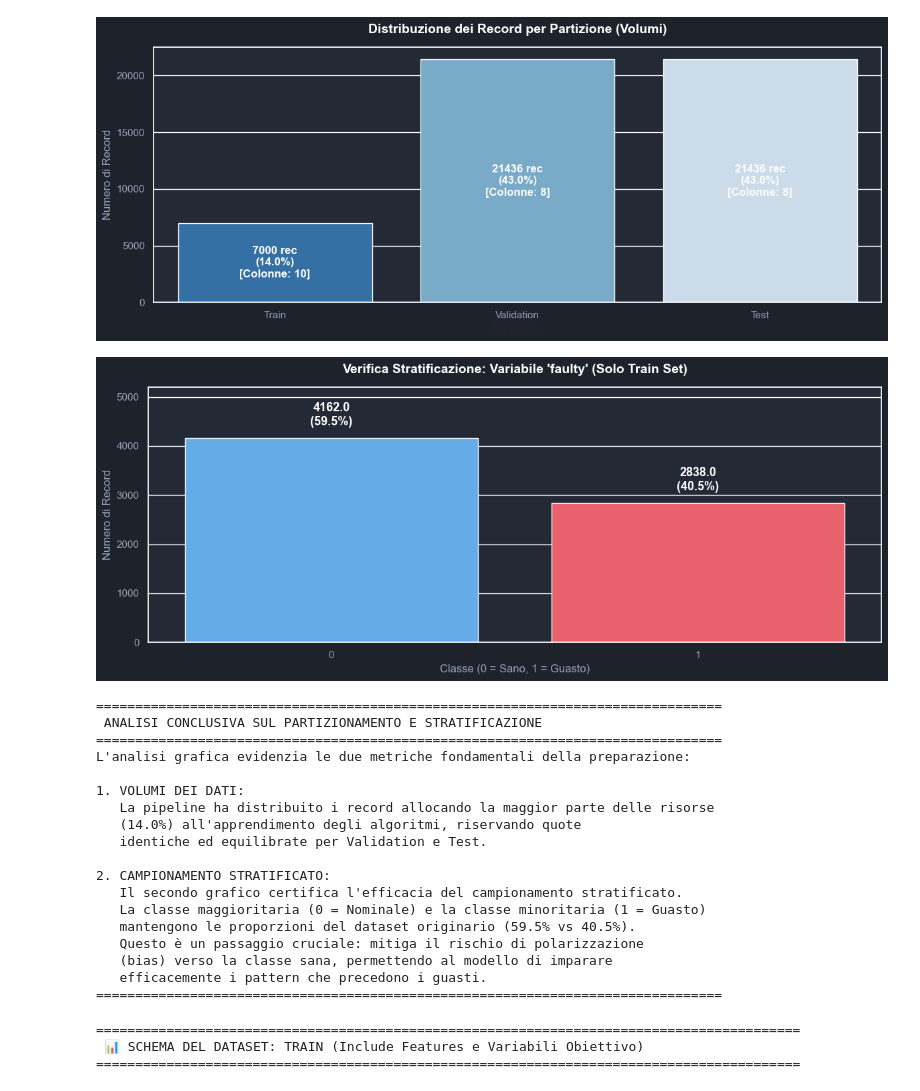
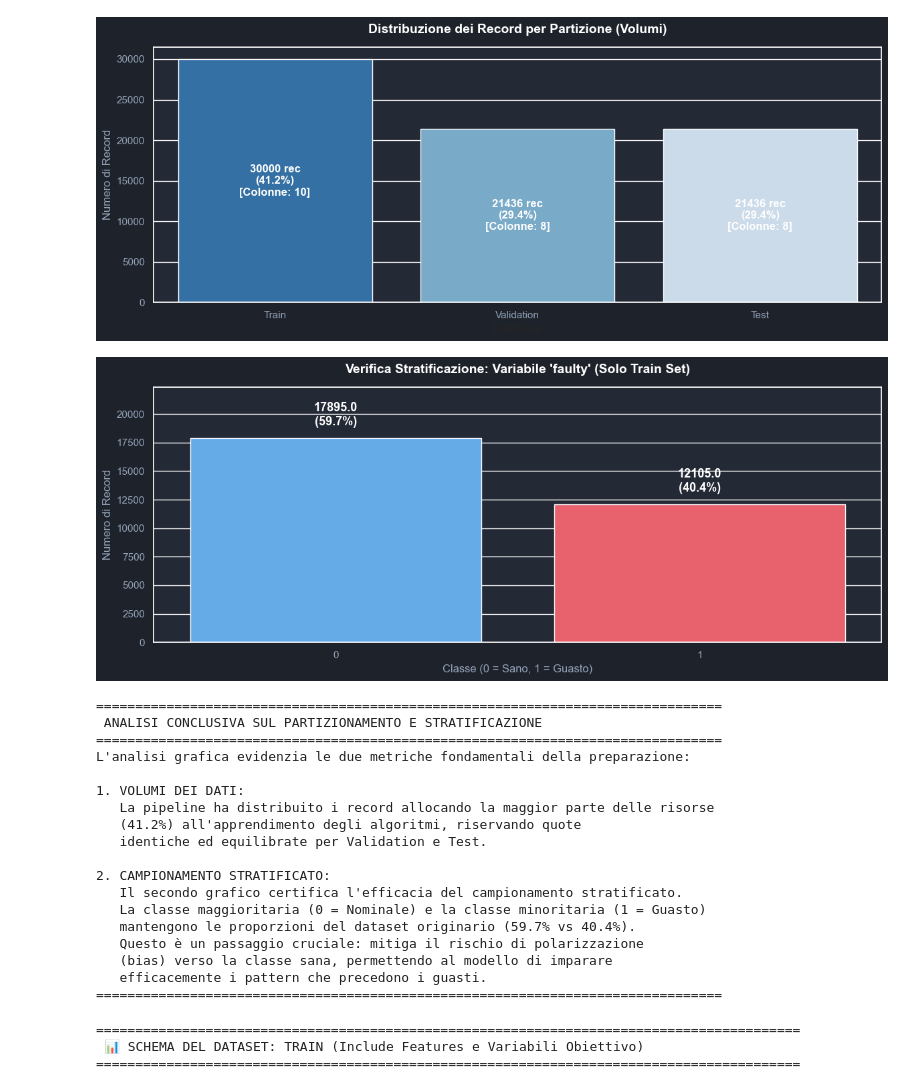
Before and after one commit to Catalinaqi/Project_MPPR-AI_B_PHM_America_2024, a Jupyter notebook: notebooks/phase2_analysis.ipynb, the cells around one changed output. Saved outputs shown, nothing was run; the diff lists cells and outputs as text; code cells hidden in the pictures.

```diff
--- a/notebooks/phase2_analysis.ipynb
+++ b/notebooks/phase2_analysis.ipynb
@@ -33,7 +33,7 @@ root = find_project_root()
 
 # 2. Definisci il percorso verso la cartella di output (la base dei 'runs')
 # l'ultima esecuzione o una specifica
-run_id = "20260607_133914" # O l'ID che sto analizzando
+run_id = "20260621_153104" # O l'ID che sto analizzando
 base_run_dir = root / "outputs" / "runs" / "regression" / "phm2024" / run_id
 
 # Definire il percorso di "base fase" per evitare hardcode in tutto il notebook
@@ -47,9 +47,9 @@ base_phase_path = base_run_dir / "phase2_data_understanding"
 # In questa sezione definiamo i percorsi e carichiamo i dataset e il file YAML.
 
 # Definizione dinamica dei nomi dei file
-filename_train = "2.1.data_acquisition.dev_7000_stratified_x_y_train"
-filename_test = "2.1.data_acquisition.dev_full_x_test"
-filename_val = "2.1.data_acquisition.dev_full_x_validation"
+filename_train = "2.1.data_acquisition.prod_30000_stratified_x_y_train"
+filename_test = "2.1.data_acquisition.prod_full_x_test"
+filename_val = "2.1.data_acquisition.prod_full_x_validation"
 filename_schema = "dataset_schema.yml"
 
 # Costruzione dinamica dei percorsi (si assume base_phase_path e root già definiti)
@@ -133,35 +133,35 @@ plt.tight_layout()
 plt.show()
 
 # =============================================================================
 # 4. ANALISI FINALE (Stampa per la presentazione al professore)
 # =============================================================================
 # Report conclusivo.
 
 analisi_stratificazione = f"""
 ================================================================================
  ANALISI CONCLUSIVA SUL PARTIZIONAMENTO E STRATIFICAZIONE
 ================================================================================
 L'analisi grafica evidenzia le due metriche fondamentali della preparazione:
 
 1. VOLUMI DEI DATI:
    La pipeline ha distribuito i record allocando la maggior parte delle risorse
    ({df_splits.loc[0, 'Percentuale']:.1f}%) all'apprendimento degli algoritmi, riservando quote
    identiche ed equilibrate per Validation e Test.
 
 2. CAMPIONAMENTO STRATIFICATO:
    Il secondo grafico certifica l'efficacia del campionamento stratificato.
    La classe maggioritaria (0 = Nominale) e la classe minoritaria (1 = Guasto)
    mantengono le proporzioni del dataset originario ({df_train_target.loc[0, 'Percentuale']:.1f}% vs {df_train_target.loc[1, 'Percentuale']:.1f}%).
    Questo è un passaggio cruciale: mitiga il rischio di polarizzazione
    (bias) verso la classe sana, permettendo al modello di imparare
    efficacemente i pattern che precedono i guasti.
 ================================================================================
 """
 
 print(analisi_stratificazione)
 # %% [output]
-[figure, old version]
+[figure, new version]
-[figure, old version]
+[figure, new version]
 ================================================================================
  ANALISI CONCLUSIVA SUL PARTIZIONAMENTO E STRATIFICAZIONE
 ================================================================================
@@ -169,13 +169,13 @@ L'analisi grafica evidenzia le due metriche fondamentali della preparazione:
 
 1. VOLUMI DEI DATI:
    La pipeline ha distribuito i record allocando la maggior parte delle risorse
-   (14.0%) all'apprendimento degli algoritmi, riservando quote
+   (41.2%) all'apprendimento degli algoritmi, riservando quote
    identiche ed equilibrate per Validation e Test.
 
 2. CAMPIONAMENTO STRATIFICATO:
    Il secondo grafico certifica l'efficacia del campionamento stratificato.
    La classe maggioritaria (0 = Nominale) e la classe minoritaria (1 = Guasto)
-   mantengono le proporzioni del dataset originario (59.5% vs 40.5%).
+   mantengono le proporzioni del dataset originario (59.7% vs 40.4%).
    Questo è un passaggio cruciale: mitiga il rischio di polarizzazione
    (bias) verso la classe sana, permettendo al modello di imparare
    efficacemente i pattern che precedono i guasti.
```
Also changed, not shown: parts of 7 cells of this notebook, 48 other files.
